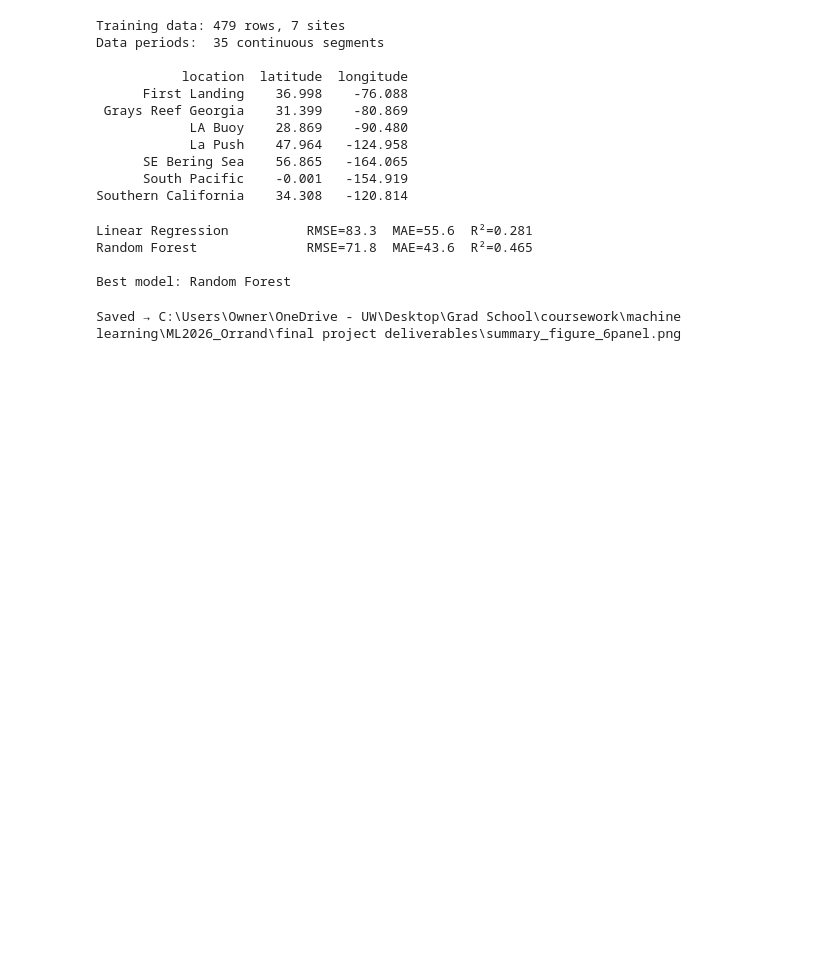
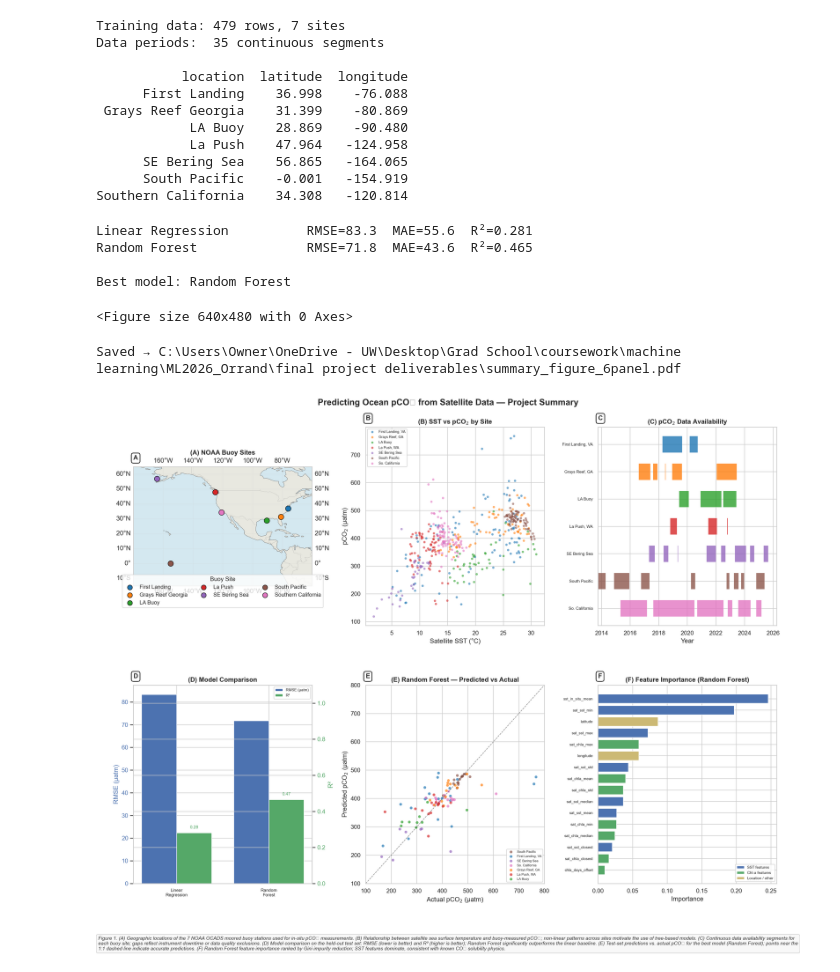
Before and after one commit to UW-MLGEO/ML2026_Orrand, a Jupyter notebook: notebooks/04_summary_figure.ipynb, the cells around one changed output. Cells and saved outputs as stored; diff of their text form; code cells hidden in the pictures; blank space fills up the shorter version.

Commit message:
Update summary figure and legend placement; exclude PDF files from commit

```diff
--- a/notebooks/04_summary_figure.ipynb
+++ b/notebooks/04_summary_figure.ipynb
@@ -131,11 +131,35 @@ Random Forest              RMSE=71.8  MAE=43.6  R²=0.465
 Best model: Random Forest
 # %%
 # ── Save ────────────────────────────────────────────────────
+# Add more vertical space between title and panels
+fig.suptitle('Predicting Ocean pCO₂ from Satellite Data — Project Summary', fontsize=16, fontweight='bold', y=0.99)
+plt.subplots_adjust(top=0.75)  # Lower the top further for more space below the title
+# Remove previous panel letters from axes (no overlay)
+for ax in [ax_a, ax_b, ax_c, ax_d, ax_e, ax_f]:
+    texts_to_remove = [t for t in ax.texts if not (t is ax.title or t is ax.xaxis.label or t is ax.yaxis.label)]
+    for t in texts_to_remove:
+        t.remove()
+# Add boxed panel letters just above each subplot (top left, outside axes)
+axes_list = [ax_a, ax_b, ax_c, ax_d, ax_e, ax_f]
+panel_labels = ['A', 'B', 'C', 'D', 'E', 'F']
+for ax, label in zip(axes_list, panel_labels):
+    bbox = ax.get_position()
+    fig.text(bbox.x0, bbox.y1 + 0.01, label, ha='left', va='bottom', fontsize=12, fontweight='bold',
+             bbox=dict(facecolor='white', edgecolor='black', boxstyle='round,pad=0.3'))
 # Ensure the output directory exists before saving the figure
 PLOT_DIR.mkdir(parents=True, exist_ok=True)
-save_path = PLOT_DIR / "summary_figure_6panel.png"
+fig.savefig(PLOT_DIR / "summary_figure_6panel.png", dpi=200, bbox_inches="tight", facecolor="white")
+save_path = PLOT_DIR / "summary_figure_6panel.pdf"
 fig.savefig(save_path, dpi=200, bbox_inches="tight", facecolor="white")
 plt.show()
 print(f"\nSaved → {save_path}")
+# (Caption is now removed from the figure for a separate page)
 # %% [output]
-Saved → C:\Users\Owner\OneDrive - UW\Desktop\Grad School\coursework\machine learning\ML2026_Orrand\final project deliverables\summary_figure_6panel.png
+<Figure size 640x480 with 0 Axes>
+Saved → C:\Users\Owner\OneDrive - UW\Desktop\Grad School\coursework\machine learning\ML2026_Orrand\final project deliverables\summary_figure_6panel.pdf
+# %%
+from IPython.display import display, Image
+
+display(Image(filename=str(PLOT_DIR / "summary_figure_6panel.png")))
+# %% [output]
+[figure, added]
```
Also changed, not shown: parts of 1 cell of this notebook, 3 other files.
